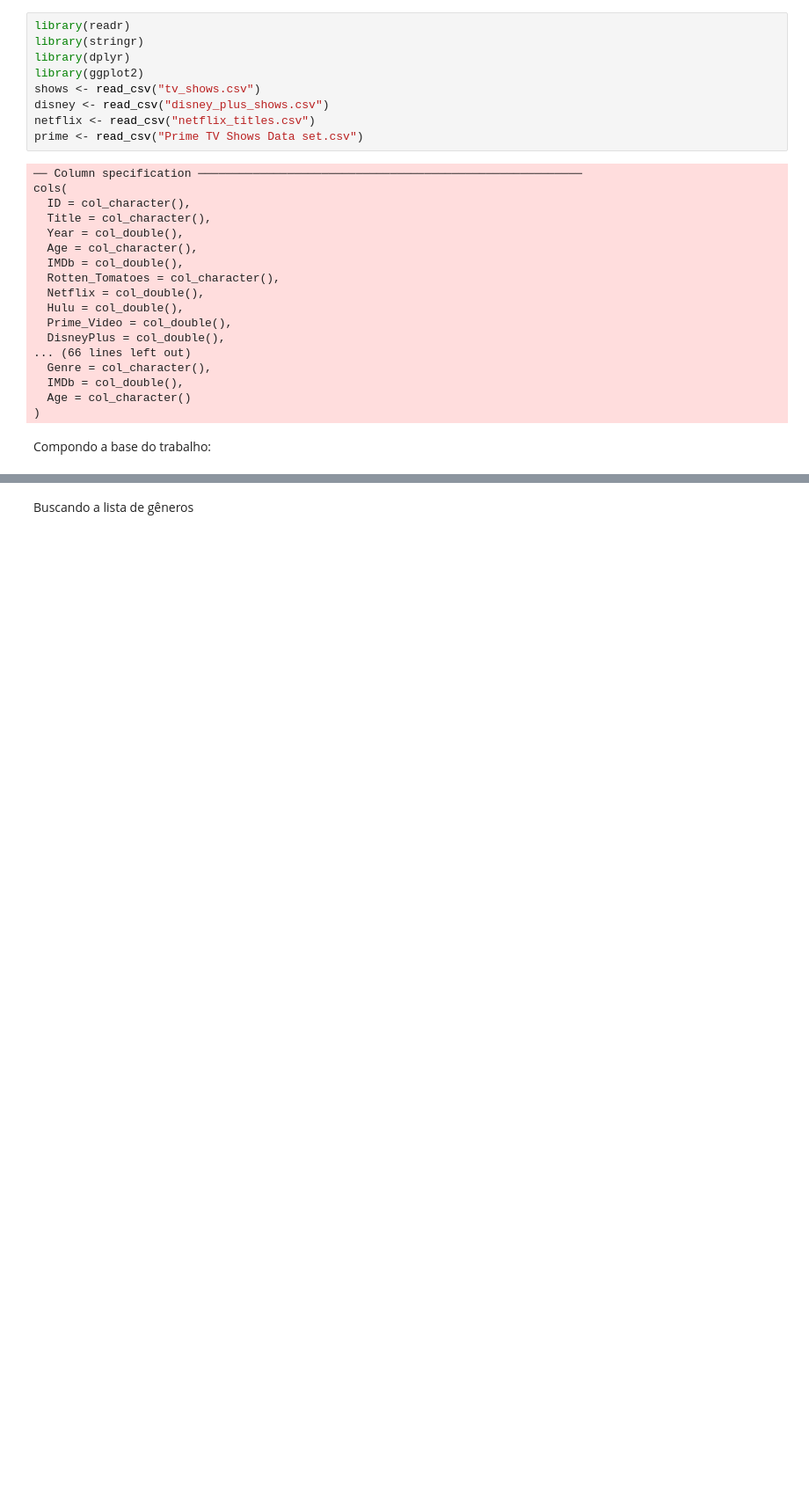
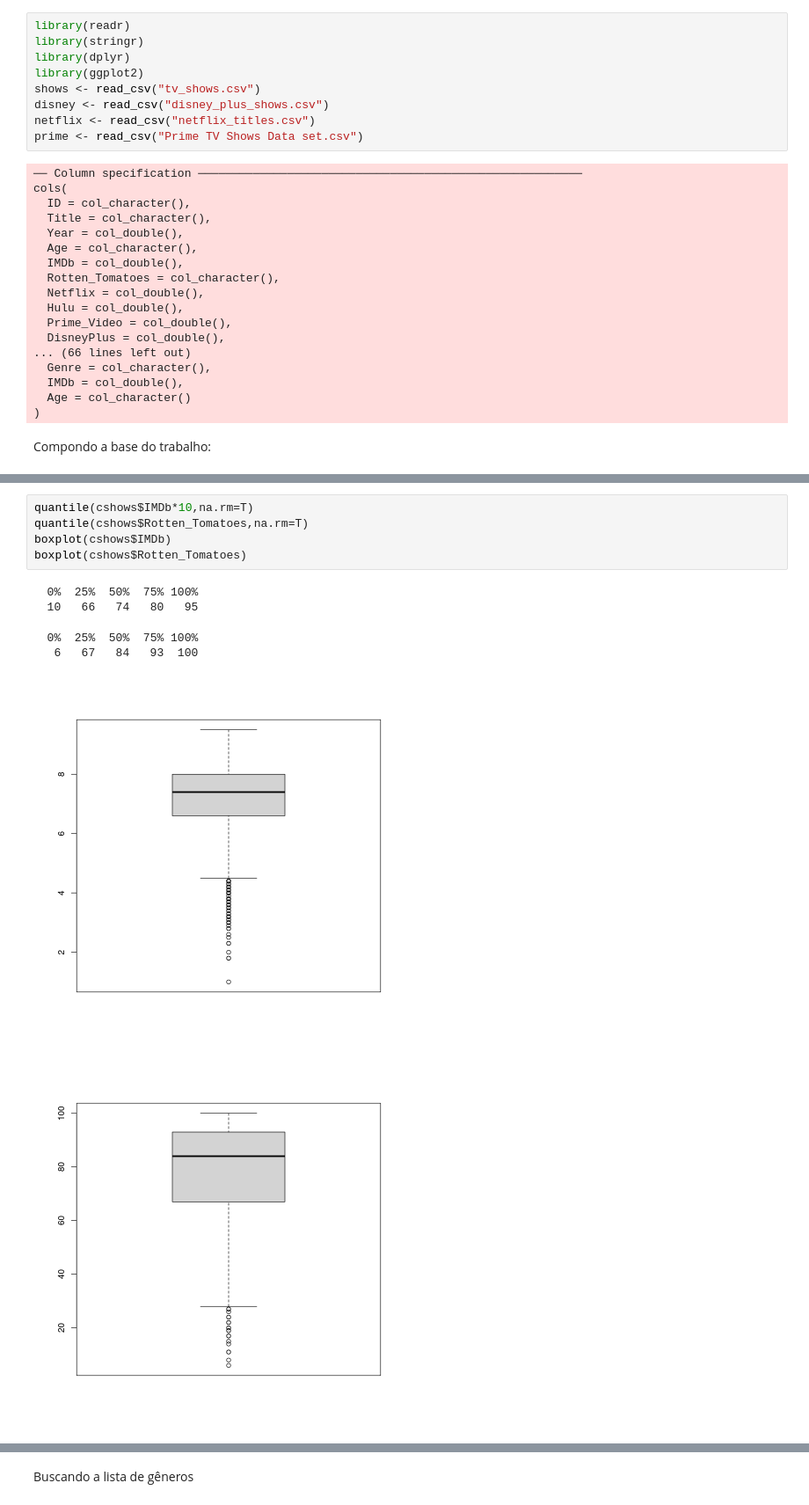
Before and after one commit to igorcj/AEDV, a Jupyter notebook: TV-Shows_Igor.ipynb, the cells around one changed output, grey strips where cells are left out. Shown at 88% size. Saved outputs shown, nothing was run; the diff lists cells and outputs as text; blank space fills up the shorter version.

```diff
--- a/TV-Shows_Igor.ipynb
+++ b/TV-Shows_Igor.ipynb
@@ -70,0 +128,12 @@ $ Genre           <chr> "Crime TV Shows, TV Dramas, TV Thrillers", "TV Horror…
+# %%
+quantile(cshows$IMDb*10,na.rm=T)
+quantile(cshows$Rotten_Tomatoes,na.rm=T)
+boxplot(cshows$IMDb)
+boxplot(cshows$Rotten_Tomatoes)
+# %% [output]
+  0%  25%  50%  75% 100%
+  10   66   74   80   95
+  0%  25%  50%  75% 100%
+   6   67   84   93  100
+[figure, added]
+[figure, added]
```
Also changed, not shown: parts of 21 cells of this notebook.
